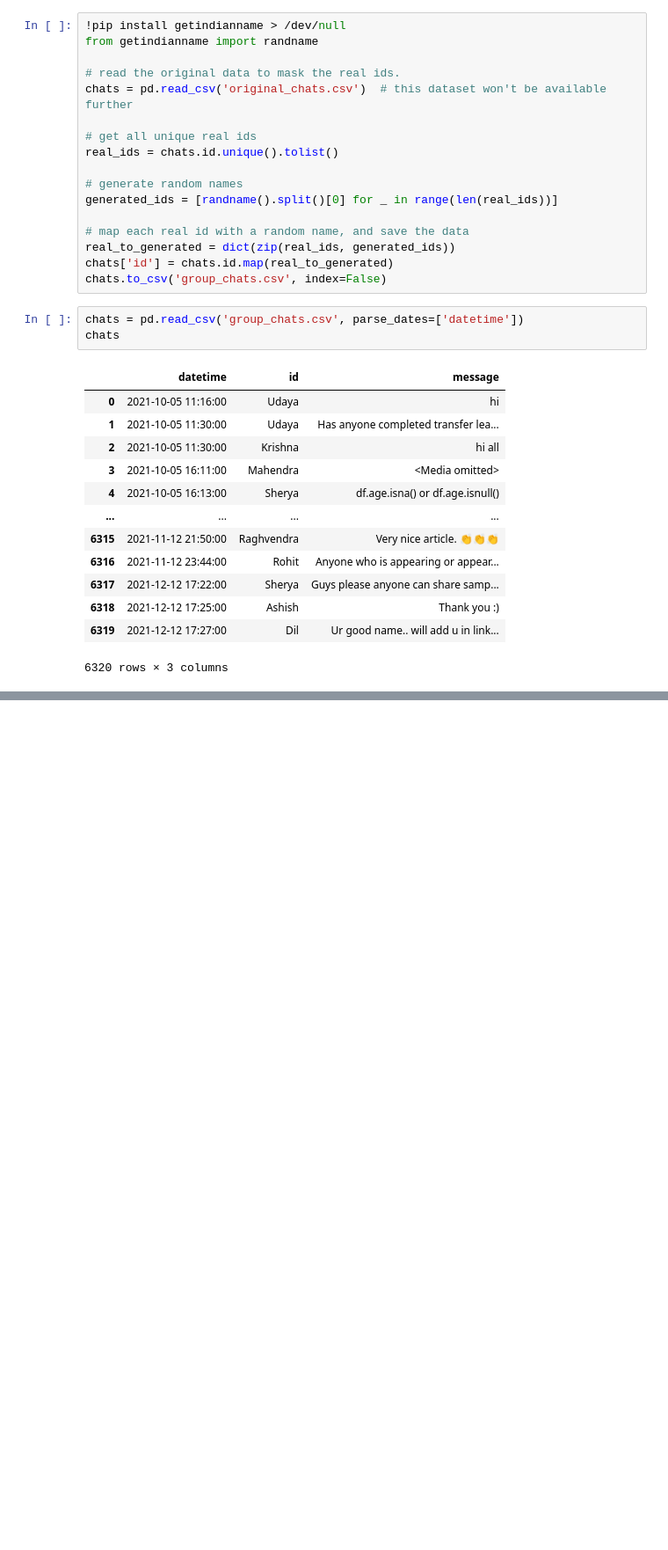
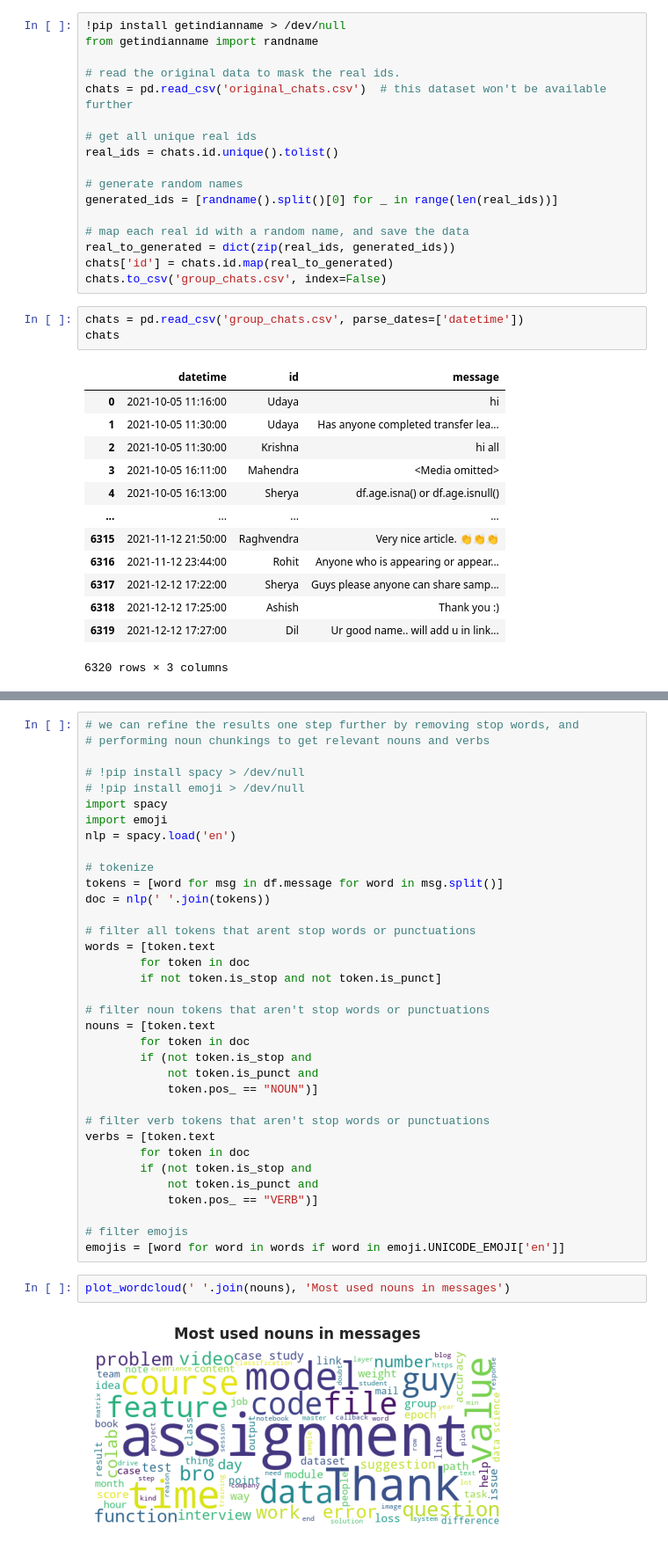
Before and after one commit to gborn/Whatsapp_Chat_Analysis, a Jupyter notebook: notebooks/01_exploratory_data_analysis_on_whatsapp_chats.ipynb, the cells around one changed output, grey strips where cells are left out. Shown at 88% size. Saved outputs shown, nothing was run; the diff lists cells and outputs as text; blank space fills up the shorter version.

```diff
--- a/notebooks/01_exploratory_data_analysis_on_whatsapp_chats.ipynb
+++ b/notebooks/01_exploratory_data_analysis_on_whatsapp_chats.ipynb
@@ -120,0 +220,39 @@ chats
+# %%
+# we can refine the results one step further by removing stop words, and
+# performing noun chunkings to get relevant nouns and verbs
+
+# !pip install spacy > /dev/null
+# !pip install emoji > /dev/null
+import spacy
+import emoji
+nlp = spacy.load('en')
+
+# tokenize
+tokens = [word for msg in df.message for word in msg.split()]
+doc = nlp(' '.join(tokens))
+
+# filter all tokens that arent stop words or punctuations
+words = [token.text
+        for token in doc
+        if not token.is_stop and not token.is_punct]
+
+# filter noun tokens that aren't stop words or punctuations
+nouns = [token.text
+        for token in doc
+        if (not token.is_stop and
+            not token.is_punct and
+            token.pos_ == "NOUN")]
+
+# filter verb tokens that aren't stop words or punctuations
+verbs = [token.text
+        for token in doc
+        if (not token.is_stop and
+            not token.is_punct and
+            token.pos_ == "VERB")]
+
+# filter emojis
+emojis = [word for word in words if word in emoji.UNICODE_EMOJI['en']]
+# %%
+plot_wordcloud(' '.join(nouns), 'Most used nouns in messages')
+# %% [output]
+[figure, added]
```
Also changed, not shown: parts of 22 cells of this notebook.
